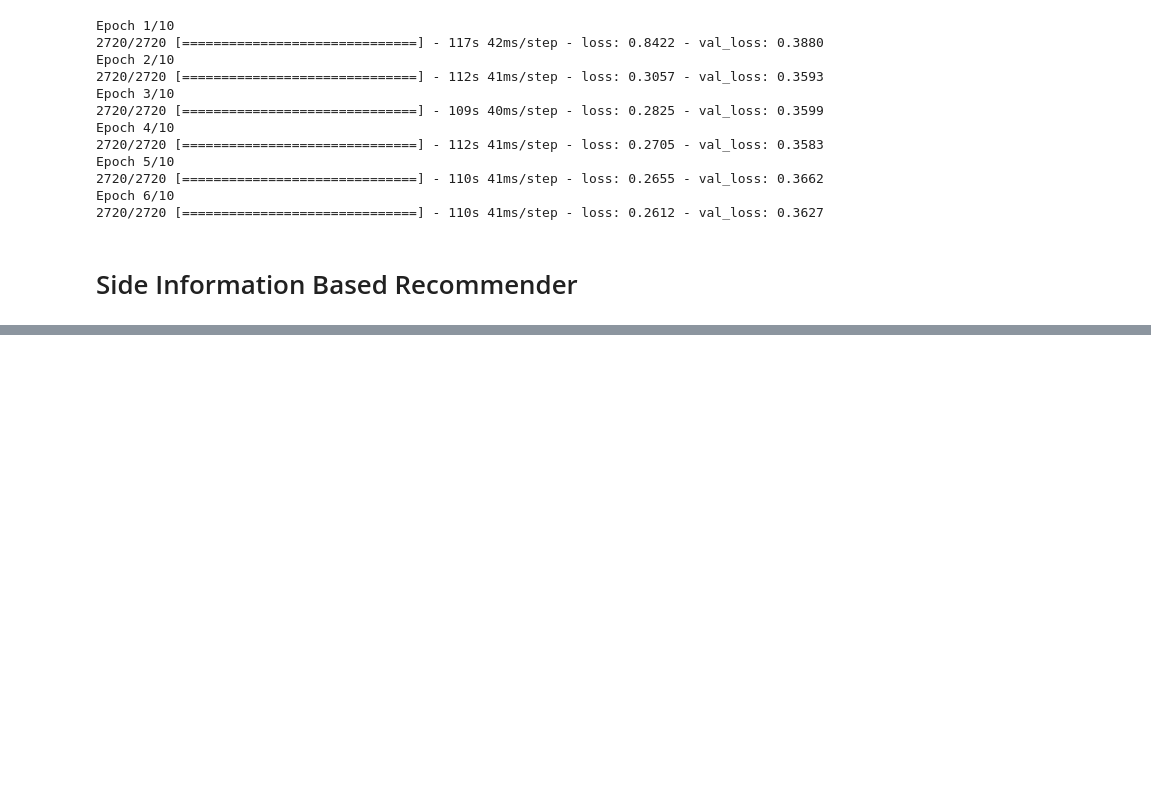
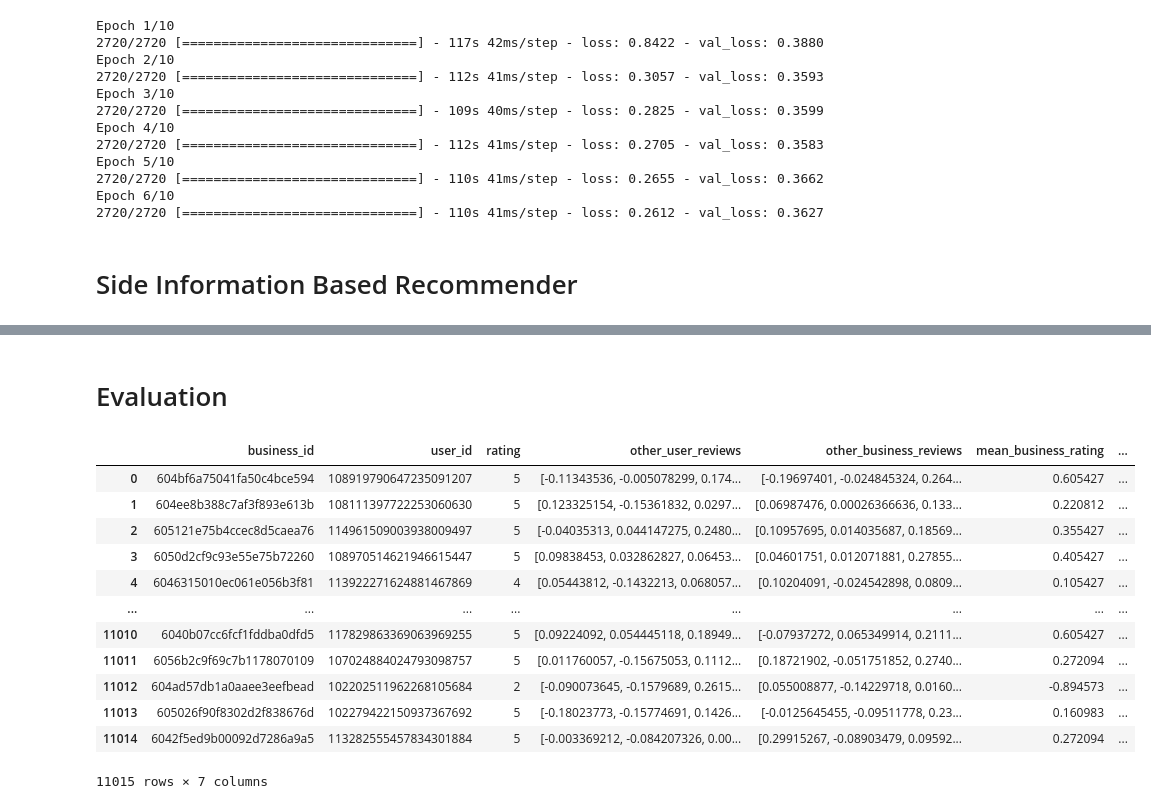
Before and after one commit to AUT-Student/IR-HW3, a Jupyter notebook: IR_HW3.ipynb, the cells around one changed output, grey strips where cells are left out. Saved outputs shown, nothing was run; the diff lists cells and outputs as text; code cells hidden in the pictures; blank space fills up the shorter version.

Commit message:
Train Side Information Based Recommender

```diff
--- a/IR_HW3.ipynb
+++ b/IR_HW3.ipynb
@@ -469,5 +358,5 @@ class SideInformationBasedRecommender(keras.Model):
 
     return outputs
 # %%
-recommender = SideInformationBasedRecommender(business_ids=business_ids, user_ids=user_ids)
+recommender = SideInformationBasedRecommender(business_ids=list(business_ids))
 # %% [output]
@@ -506,4 +369,4 @@ len(sib_train_dataset)
 es_callback = tf.keras.callbacks.EarlyStopping(monitor="val_loss", patience=2,
                                                restore_best_weights=True)
 # %%
-recommender.compile(loss='mse', optimizer='adam', metrics=[])
+recommender.compile(loss='mse', optimizer=keras.optimizers.Adam(1e-4), metrics=[])
@@ -525,12 +372,0 @@ Name: business_id, Length: 87013, dtype: object
-# %%
-history = recommender.fit([sib_train_dataset["user_id"],
-                           sib_train_dataset["user_id"],
-                          #  sib_train_dataset["history_reviews"],
-                           sib_train_dataset["business_id"]],
-                           sib_train_dataset["rating"],
-                           validation_data=([sib_val_dataset["user_id"],
-                                             sib_val_dataset["history_reviews"],
-                                             sib_val_dataset["business_id"]
-                                             ],
-                                             sib_val_dataset["rating"]),
-                           epochs=10, callbacks=[es_callback])
@@ -539,0 +373,12 @@ NotImplementedError: ignored
+# %%
+history = recommender.fit([train_dataset["business_id"],
+                           np.stack(train_dataset["other_user_reviews"].values),
+                           np.stack(train_dataset["other_business_reviews"].values),
+                           train_dataset[["mean_business_rating", "mean_user_rating"]]],
+                           train_dataset["rating"],
+                           validation_data=([val_dataset["business_id"],
+                           np.stack(val_dataset["other_user_reviews"].values),
+                           np.stack(val_dataset["other_business_reviews"].values),
+                           val_dataset[["mean_business_rating", "mean_user_rating"]]],
+                           val_dataset["rating"]),
+                           epochs=10, callbacks=[es_callback])
@@ -539,0 +400,18 @@ NotImplementedError: ignored
+# %% [markdown]
+# Evaluation
+# %%
+recommender.evaluate()
+# %% [output]
+|  | business_id | user_id | rating | other_user_reviews | other_business_reviews | mean_business_rating | ... |
+| 0 | 604bf6a75041fa50c4bce594 | 108919790647235091207 | 5 | [-0.11343536, -0.005078299, 0.174... | [-0.19697401, -0.024845324, 0.264... | 0.605427 | ... |
+| 1 | 604ee8b388c7af3f893e613b | 108111397722253060630 | 5 | [0.123325154, -0.15361832, 0.0297... | [0.06987476, 0.00026366636, 0.133... | 0.220812 | ... |
+| 2 | 605121e75b4ccec8d5caea76 | 114961509003938009497 | 5 | [-0.04035313, 0.044147275, 0.2480... | [0.10957695, 0.014035687, 0.18569... | 0.355427 | ... |
+| 3 | 6050d2cf9c93e55e75b72260 | 108970514621946615447 | 5 | [0.09838453, 0.032862827, 0.06453... | [0.04601751, 0.012071881, 0.27855... | 0.405427 | ... |
+| 4 | 6046315010ec061e056b3f81 | 113922271624881467869 | 4 | [0.05443812, -0.1432213, 0.068057... | [0.10204091, -0.024542898, 0.0809... | 0.105427 | ... |
+| ... | ... | ... | ... | ... | ... | ... | ... |
+| 11010 | 6040b07cc6fcf1fddba0dfd5 | 117829863369063969255 | 5 | [0.09224092, 0.054445118, 0.18949... | [-0.07937272, 0.065349914, 0.2111... | 0.605427 | ... |
+| 11011 | 6056b2c9f69c7b1178070109 | 107024884024793098757 | 5 | [0.011760057, -0.15675053, 0.1112... | [0.18721902, -0.051751852, 0.2740... | 0.272094 | ... |
+| 11012 | 604ad57db1a0aaee3eefbead | 102202511962268105684 | 2 | [-0.090073645, -0.1579689, 0.2615... | [0.055008877, -0.14229718, 0.0160... | -0.894573 | ... |
+| 11013 | 605026f90f8302d2f838676d | 102279422150937367692 | 5 | [-0.18023773, -0.15774691, 0.1426... | [-0.0125645455, -0.09511778, 0.23... | 0.160983 | ... |
+| 11014 | 6042f5ed9b00092d7286a9a5 | 113282555457834301884 | 5 | [-0.003369212, -0.084207326, 0.00... | [0.29915267, -0.08903479, 0.09592... | 0.272094 | ... |
+11015 rows × 7 columns
```
Also changed, not shown: parts of 22 cells of this notebook.
